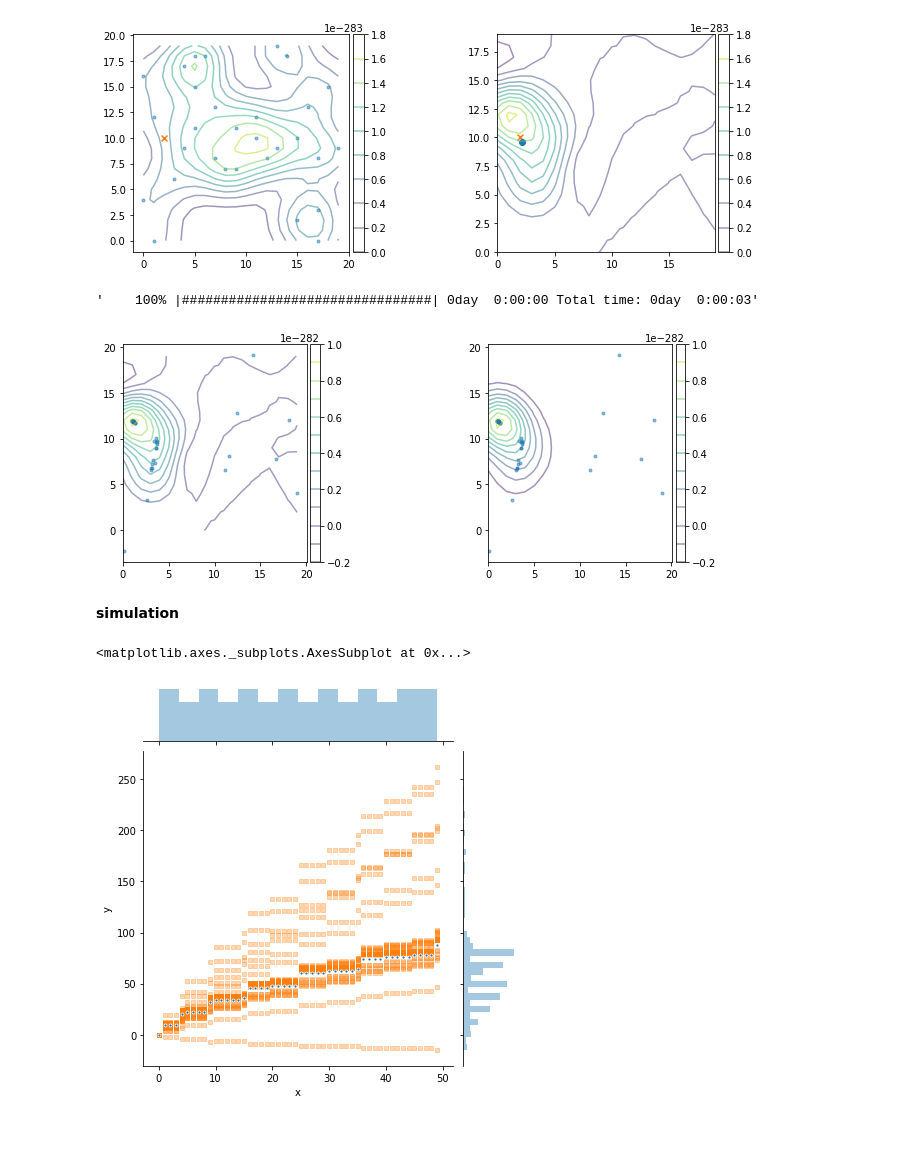
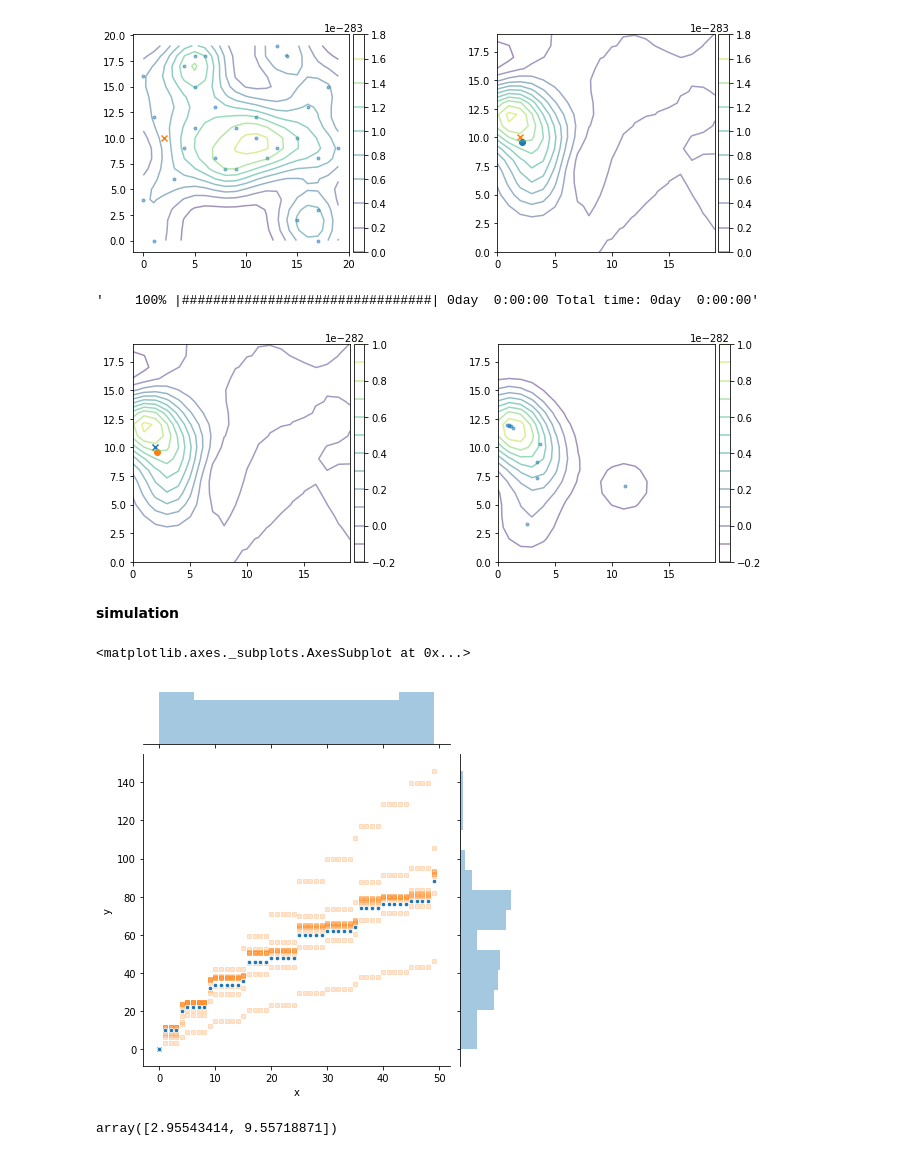
Before and after one commit to JohnYKiyo/kernel_method_numpy, a Jupyter notebook: kernelABC.ipynb, the cells around one changed output. Saved outputs shown, nothing was run; the diff lists cells and outputs as text; code cells hidden in the pictures.

Commit message:
[update] Add exp for direct estimation of predictive dist

```diff
--- a/kernelABC.ipynb
+++ b/kernelABC.ipynb
@@ -162,43 +161,42 @@ fig.show()
 KH = kernel.Herding(obj_KernelMean=ABC.posterior_kernel())
 # %%
 supersample = KH.supersample(
-                sample_size=50,
-                optimizer='scipy_optim',
-                method='powell')
+                sample_size=10,
+                optimizer='scipy_optim',method='powell')
 # %% [output]
-'    100% |################################| 0day  0:00:00 Total time: 0day  0:00:03'
+'    100% |################################| 0day  0:00:00 Total time: 0day  0:00:00'
 # %%
 z_post_herding = KH.approximation_mean(np.array([xx.ravel(),yy.ravel()]).T)
 z_post_herding = z_post_herding.reshape(xx.shape[0],-1)
 # %%
 fig = plt.figure(figsize=[12,4])
 ax1 = fig.add_subplot(121)
 cbar1 = ax1.contour(xx,yy,z_post,10,alpha=0.5)
-ax1.scatter(
-    supersample[:,0],
-    supersample[:,1],
-    alpha=0.5,marker='.')
+ax1.scatter(2,10,marker='x')
+ax1.scatter(ABC.posterior_mean().para0,
+            ABC.posterior_mean().para1,
+            marker='o',label='predict')
 ax1.axis("image")
 divider = mpl_toolkits.axes_grid1.make_axes_locatable(ax1)
 cax = divider.new_horizontal(size="5%", pad=0.05)
 fig.add_axes(cax)
 fig.colorbar(cbar1,cax=cax)
 
 ax2 = fig.add_subplot(122)
 cbar2 = ax2.contour(xx,yy,z_post_herding,10,alpha=0.5)
 ax2.scatter(
     supersample[:,0],
     supersample[:,1],
     alpha=0.5,marker='.')
 
 ax2.axis("image")
 divider = mpl_toolkits.axes_grid1.make_axes_locatable(ax2)
 cax = divider.new_horizontal(size="5%", pad=0.05)
 fig.add_axes(cax)
 fig.colorbar(cbar1,cax=cax)
 fig.show()
 # %% [output]
-[figure, old version]
+[figure, new version]
 # %% [markdown]
 **simulation**
 # %%
@@ -213,10 +211,14 @@ for i,param in enumerate(supersample):
                                        'para1':float(param[1])})])
 # %%
 g = sns.jointplot(x="x", y="y", data=df_pred)
-g.plot_joint(plt.scatter, c="C1", s=10, linewidth=1, marker="s",alpha=0.3)
+g.plot_joint(plt.scatter, c="C1", s=20, linewidth=1, marker="s",alpha=0.2)
 g.ax_joint.collections[0].set_alpha(0)
 g.set_axis_labels("$X$", "$Y$")
-sns.scatterplot(obs_data.x,obs_data.y,marker='.')
+sns.scatterplot(obs_data.x,obs_data.y,marker='o',s=20)
 # %% [output]
 <matplotlib.axes._subplots.AxesSubplot at 0x...>
-[figure, old version]
+[figure, new version]
+# %%
+supersample.mean(axis=0)
+# %% [output]
+array([2.95543414, 9.55718871])
```
Also changed, not shown: parts of 10 cells of this notebook.
